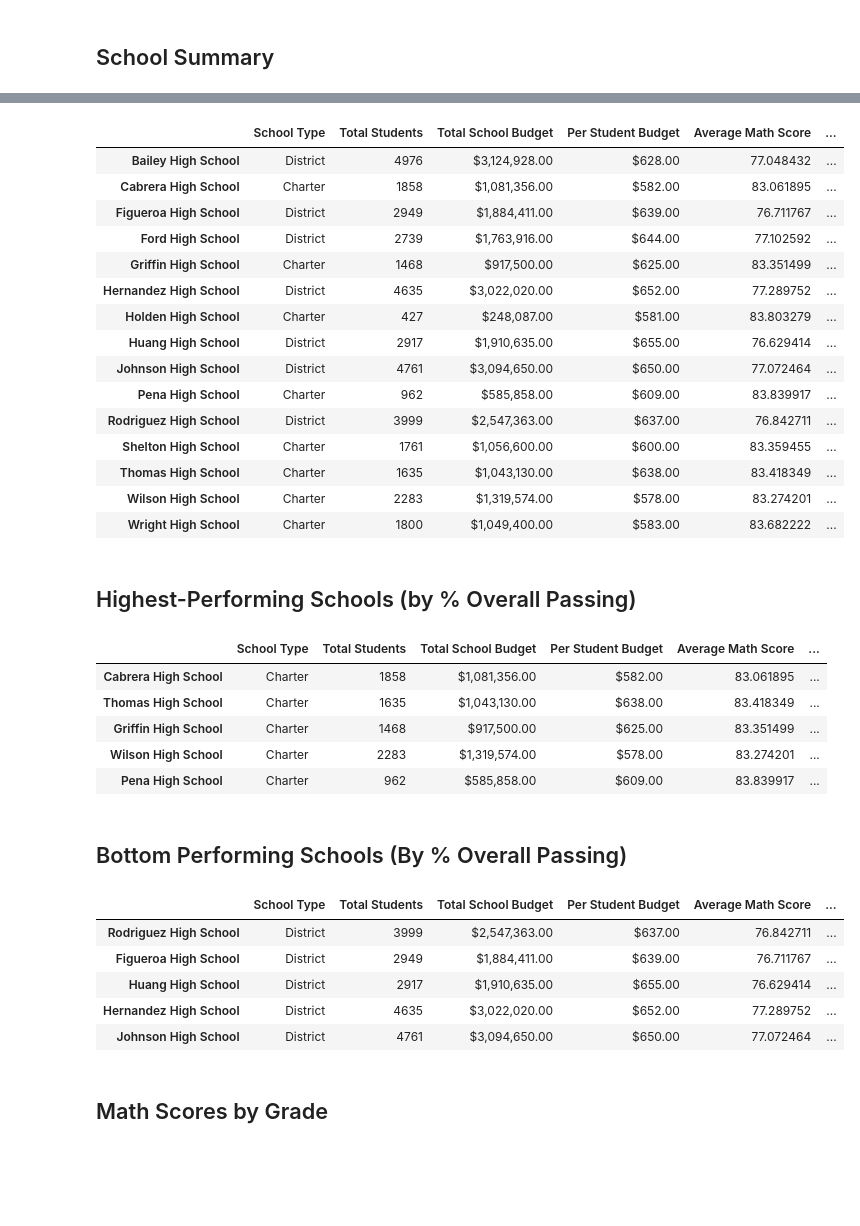
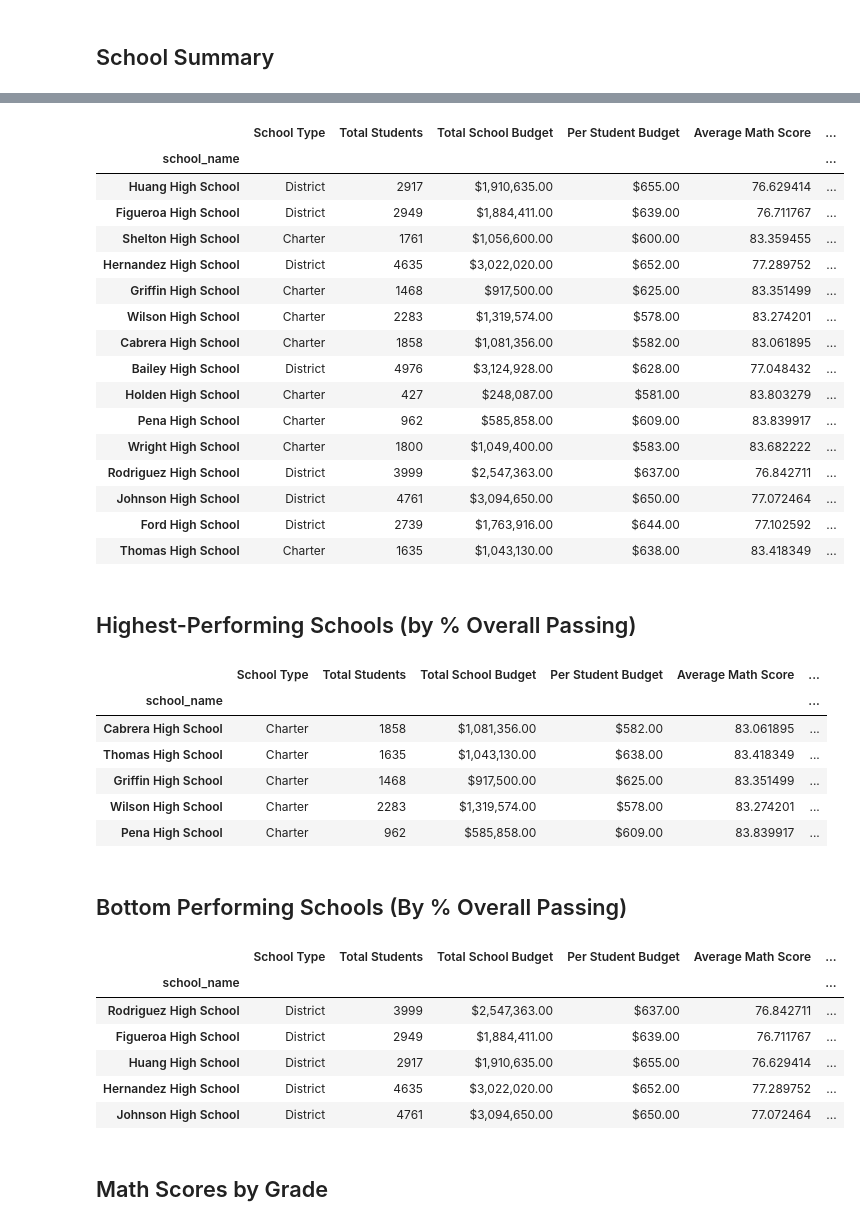
Before and after one commit to juliahachenburg/pandas-challenge, a Jupyter notebook: Starter_Code 5/PyCitySchools/PyCitySchools_starter.ipynb, the cells around one changed output, grey strips where cells are left out. Drawn from its saved outputs; the diff is of its cells as text; code cells hidden in the pictures; blank space fills up the shorter version.

```diff
--- a/Starter_Code 5/PyCitySchools/PyCitySchools_starter.ipynb
+++ b/Starter_Code 5/PyCitySchools/PyCitySchools_starter.ipynb
@@ -138,4 +178,6 @@ per_school_reading =
 # %%
 # Calculate the number of students per school with math scores of 70 or higher
-students_passing_math =
-school_students_passing_math =
+students_passing_math = (student_data[['school_name','math_score']]).loc[
+    ((student_data[['school_name','math_score']])['math_score'] >= 70)]
+school_students_passing_math = students_passing_math['school_name'].value_counts()
+school_students_passing_math
@@ -142,4 +202,6 @@ school_students_passing_math =
 # %%
 # Calculate the number of students per school with reading scores of 70 or higher
-students_passing_reading =
-school_students_passing_reading =
+students_passing_reading = (student_data[['school_name','reading_score']]).loc[
+    ((student_data[['school_name','reading_score']])['reading_score'] >= 70)]
+school_students_passing_reading = students_passing_reading['school_name'].value_counts()
+school_students_passing_reading
@@ -152,43 +251,56 @@ school_students_passing_math_and_reading = students_passing_math_and_reading.gro
 # %%
 # Use the provided code to calculate the passing rates
-per_school_passing_math = school_students_passing_math / per_school_counts * 100
-per_school_passing_reading = school_students_passing_reading / per_school_counts * 100
-overall_passing_rate = school_students_passing_math_and_reading / per_school_counts * 100
+per_school_passing_math = (school_students_passing_math / per_school_counts * 100).to_frame().rename(columns={0:'% Passing Math'})
+per_school_passing_reading = (school_students_passing_reading / per_school_counts * 100).to_frame().rename(columns={0:'% Passing Reading'})
+overall_passing_rate = (school_students_passing_math_and_reading / per_school_counts * 100).to_frame().rename(columns={0:'% Overall Passing'})
+# %%
+# Merging
+SchoolType_TotalStudents = pd.merge(school_types,per_school_counts, on='school_name')
+TotalSchoolBudget_PerStudentBudget = pd.merge(per_school_budget,per_school_capita,on='school_name')
+TypeSizeBudgetCapita = pd.merge(SchoolType_TotalStudents,TotalSchoolBudget_PerStudentBudget,on='school_name')
+per_school_math_reading = pd.merge(per_school_math,per_school_reading,on='school_name')
+TSBC_per_school = pd.merge(TypeSizeBudgetCapita,per_school_math_reading,on='school_name')
+MathReadingPercent = pd.merge(per_school_passing_math, per_school_passing_reading,on='school_name')
+MathReadOverall = pd.merge(MathReadingPercent, overall_passing_rate, on='school_name')
+complete_merged = pd.merge(TSBC_per_school, MathReadOverall, on='school_name')
+complete_merged_renamed = complete_merged.rename(columns={'type':'School Type', 'size':'Total Students', 'budget':'Total School Budget', 'math_score':'Average Math Score', 'reading_score':'Average Reading Score'})
 # %%
 # Create a DataFrame called `per_school_summary` with columns for the calculations above.
-per_school_summary =
+per_school_summary = complete_merged_renamed
 
 # Formatting
 per_school_summary["Total School Budget"] = per_school_summary["Total School Budget"].map("${:,.2f}".format)
 per_school_summary["Per Student Budget"] = per_school_summary["Per Student Budget"].map("${:,.2f}".format)
 
 # Display the DataFrame
 per_school_summary
 # %% [output]
 |  | School Type | Total Students | Total School Budget | Per Student Budget | Average Math Score | ... |
+| school_name |  |  |  |  |  | ... |
+| Huang High School | District | 2917 | $1,910,635.00 | $655.00 | 76.629414 | ... |
+| Figueroa High School | District | 2949 | $1,884,411.00 | $639.00 | 76.711767 | ... |
+| Shelton High School | Charter | 1761 | $1,056,600.00 | $600.00 | 83.359455 | ... |
+| Hernandez High School | District | 4635 | $3,022,020.00 | $652.00 | 77.289752 | ... |
+| Griffin High School | Charter | 1468 | $917,500.00 | $625.00 | 83.351499 | ... |
+| Wilson High School | Charter | 2283 | $1,319,574.00 | $578.00 | 83.274201 | ... |
+| Cabrera High School | Charter | 1858 | $1,081,356.00 | $582.00 | 83.061895 | ... |
 | Bailey High School | District | 4976 | $3,124,928.00 | $628.00 | 77.048432 | ... |
-| Cabrera High School | Charter | 1858 | $1,081,356.00 | $582.00 | 83.061895 | ... |
-| Figueroa High School | District | 2949 | $1,884,411.00 | $639.00 | 76.711767 | ... |
+| Holden High School | Charter | 427 | $248,087.00 | $581.00 | 83.803279 | ... |
+| Pena High School | Charter | 962 | $585,858.00 | $609.00 | 83.839917 | ... |
+| Wright High School | Charter | 1800 | $1,049,400.00 | $583.00 | 83.682222 | ... |
+| Rodriguez High School | District | 3999 | $2,547,363.00 | $637.00 | 76.842711 | ... |
+| Johnson High School | District | 4761 | $3,094,650.00 | $650.00 | 77.072464 | ... |
 | Ford High School | District | 2739 | $1,763,916.00 | $644.00 | 77.102592 | ... |
-| Griffin High School | Charter | 1468 | $917,500.00 | $625.00 | 83.351499 | ... |
-| Hernandez High School | District | 4635 | $3,022,020.00 | $652.00 | 77.289752 | ... |
-| Holden High School | Charter | 427 | $248,087.00 | $581.00 | 83.803279 | ... |
-| Huang High School | District | 2917 | $1,910,635.00 | $655.00 | 76.629414 | ... |
-| Johnson High School | District | 4761 | $3,094,650.00 | $650.00 | 77.072464 | ... |
-| Pena High School | Charter | 962 | $585,858.00 | $609.00 | 83.839917 | ... |
-| Rodriguez High School | District | 3999 | $2,547,363.00 | $637.00 | 76.842711 | ... |
-| Shelton High School | Charter | 1761 | $1,056,600.00 | $600.00 | 83.359455 | ... |
 | Thomas High School | Charter | 1635 | $1,043,130.00 | $638.00 | 83.418349 | ... |
-| Wilson High School | Charter | 2283 | $1,319,574.00 | $578.00 | 83.274201 | ... |
-| Wright High School | Charter | 1800 | $1,049,400.00 | $583.00 | 83.682222 | ... |
 # %% [markdown]
 ## Highest-Performing Schools (by % Overall Passing)
 # %%
 # Sort the schools by `% Overall Passing` in descending order and display the top 5 rows.
-top_schools =
+top_schools = per_school_summary.sort_values('% Overall Passing', ascending=False)
 top_schools.head(5)
 # %% [output]
 |  | School Type | Total Students | Total School Budget | Per Student Budget | Average Math Score | ... |
+| school_name |  |  |  |  |  | ... |
 | Cabrera High School | Charter | 1858 | $1,081,356.00 | $582.00 | 83.061895 | ... |
 | Thomas High School | Charter | 1635 | $1,043,130.00 | $638.00 | 83.418349 | ... |
 | Griffin High School | Charter | 1468 | $917,500.00 | $625.00 | 83.351499 | ... |
@@ -198,10 +310,11 @@ top_schools.head(5)
 ## Bottom Performing Schools (By % Overall Passing)
 # %%
 # Sort the schools by `% Overall Passing` in ascending order and display the top 5 rows.
-bottom_schools =
+bottom_schools = per_school_summary.sort_values('% Overall Passing', ascending=True)
 bottom_schools.head(5)
 # %% [output]
 |  | School Type | Total Students | Total School Budget | Per Student Budget | Average Math Score | ... |
+| school_name |  |  |  |  |  | ... |
 | Rodriguez High School | District | 3999 | $2,547,363.00 | $637.00 | 76.842711 | ... |
 | Figueroa High School | District | 2949 | $1,884,411.00 | $639.00 | 76.711767 | ... |
 | Huang High School | District | 2917 | $1,910,635.00 | $655.00 | 76.629414 | ... |
```
Also changed, not shown: parts of 23 cells of this notebook.
